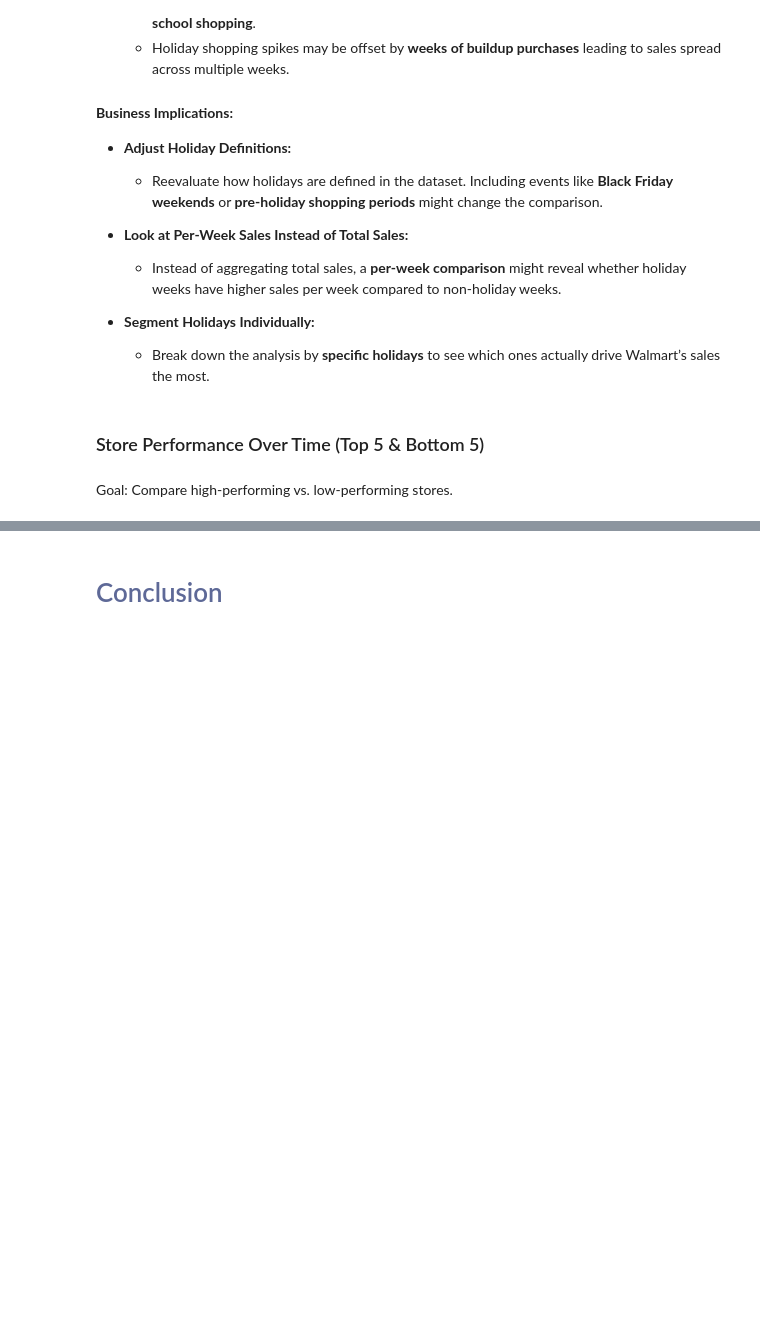
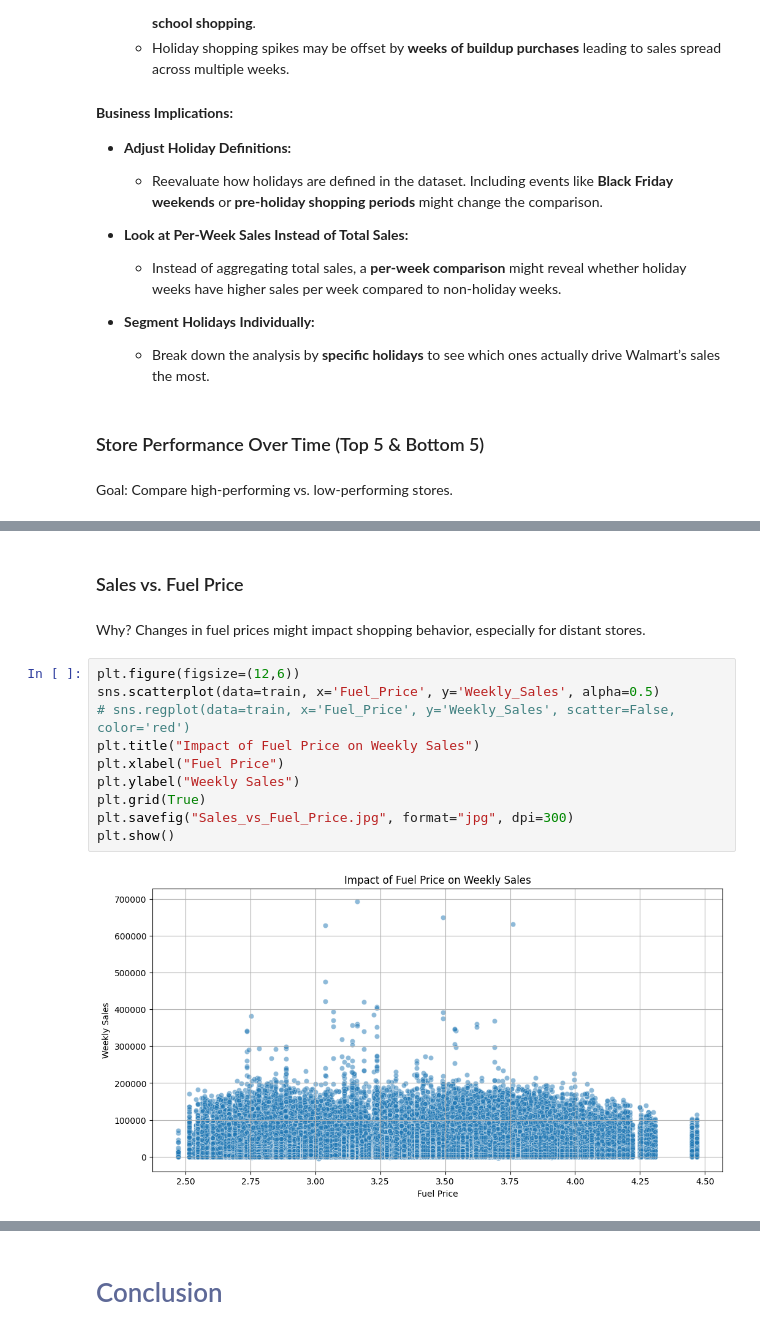
Before and after one commit to johnpospisil/walmart-sales, a Jupyter notebook: forecasting-walmart-sales.ipynb, the cells around one changed output, grey strips where cells are left out. Saved outputs shown, nothing was run; the diff lists cells and outputs as text; blank space fills up the shorter version.

```diff
--- a/forecasting-walmart-sales.ipynb
+++ b/forecasting-walmart-sales.ipynb
@@ -880,0 +995,16 @@ Observations:
+# %% [markdown]
+### Sales vs. Fuel Price
+# %% [markdown]
+Why? Changes in fuel prices might impact shopping behavior, especially for distant stores.
+# %%
+plt.figure(figsize=(12,6))
+sns.scatterplot(data=train, x='Fuel_Price', y='Weekly_Sales', alpha=0.5)
+# sns.regplot(data=train, x='Fuel_Price', y='Weekly_Sales', scatter=False, color='red')
+plt.title("Impact of Fuel Price on Weekly Sales")
+plt.xlabel("Fuel Price")
+plt.ylabel("Weekly Sales")
+plt.grid(True)
+plt.savefig("Sales_vs_Fuel_Price.jpg", format="jpg", dpi=300)
+plt.show()
+# %% [output]
+[figure, added]
```
Also changed, not shown: parts of 41 cells of this notebook.
